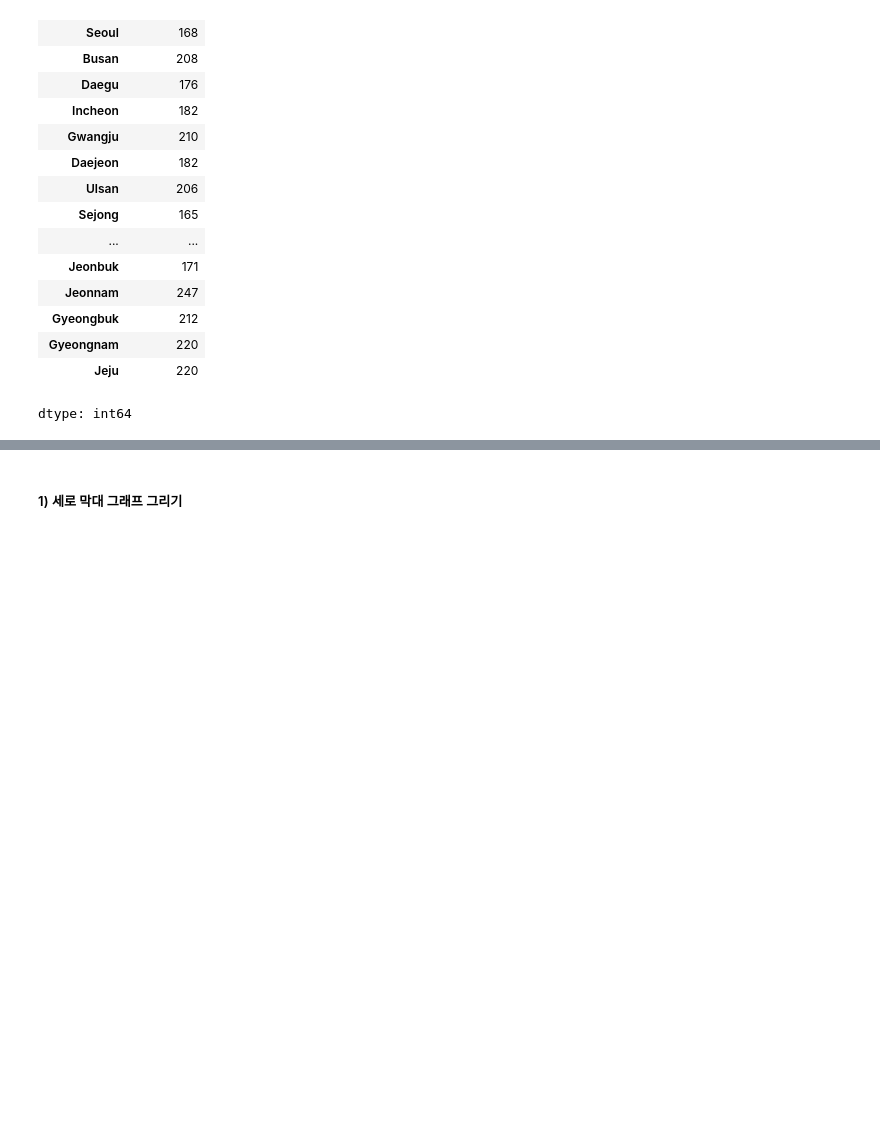
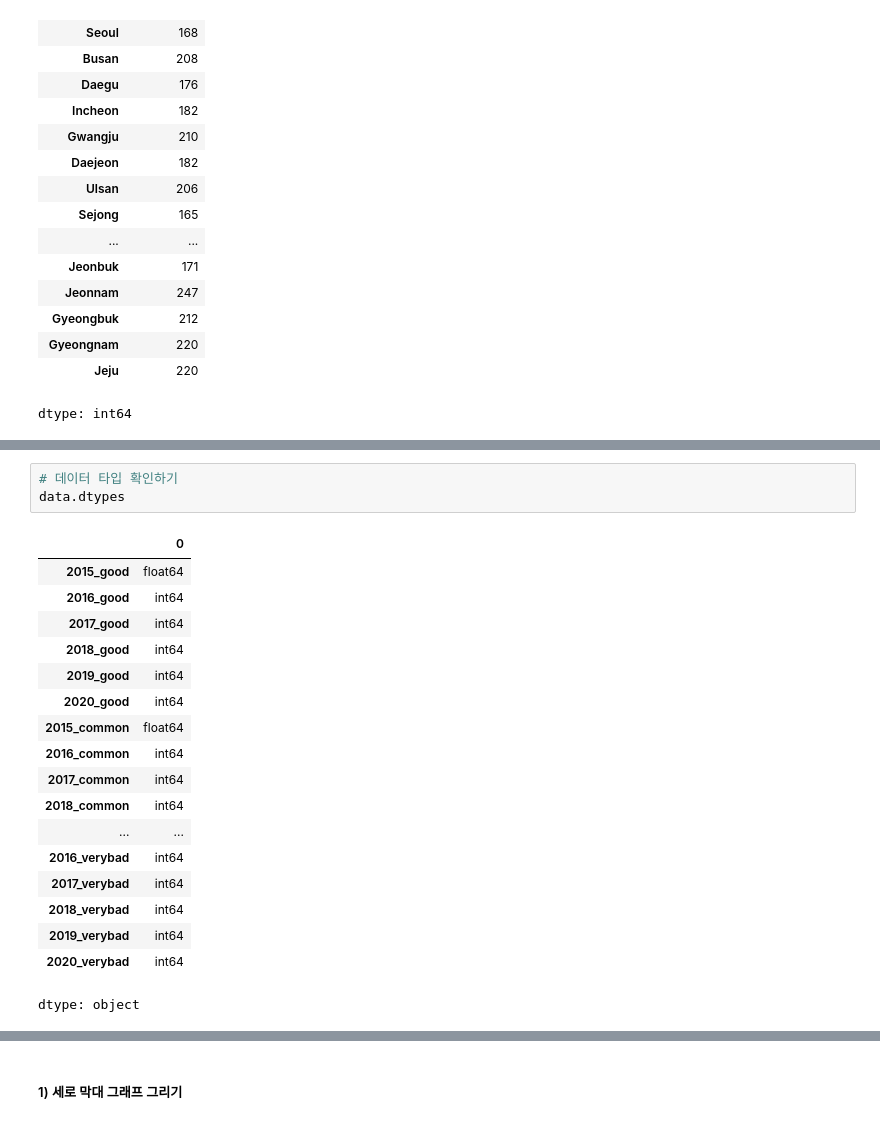
Before and after one commit to among5094/Big-Data-Integrated-Analysis, a Jupyter notebook: week04_CH04_시각화_라이브러리1/4week_0331_Mon.ipynb, the cells around one changed output, grey strips where cells are left out. Drawn from its saved outputs; the diff is of its cells as text; blank space fills up the shorter version.

```diff
--- a/week04_CH04_시각화_라이브러리1/4week_0331_Mon.ipynb
+++ b/week04_CH04_시각화_라이브러리1/4week_0331_Mon.ipynb
@@ -284,3 +288,25 @@ plt.grid() # 눈금
 plt.show()
 # %% [output]
 [figure]
+# %%
+# 데이터 타입 확인하기
+data.dtypes
+# %% [output]
+|  | 0 |
+| 2015_good | float64 |
+| 2016_good | int64 |
+| 2017_good | int64 |
+| 2018_good | int64 |
+| 2019_good | int64 |
+| 2020_good | int64 |
+| 2015_common | float64 |
+| 2016_common | int64 |
+| 2017_common | int64 |
+| 2018_common | int64 |
+| ... | ... |
+| 2016_verybad | int64 |
+| 2017_verybad | int64 |
+| 2018_verybad | int64 |
+| 2019_verybad | int64 |
+| 2020_verybad | int64 |
+dtype: object
```
Also changed, not shown: parts of 25 cells of this notebook.
